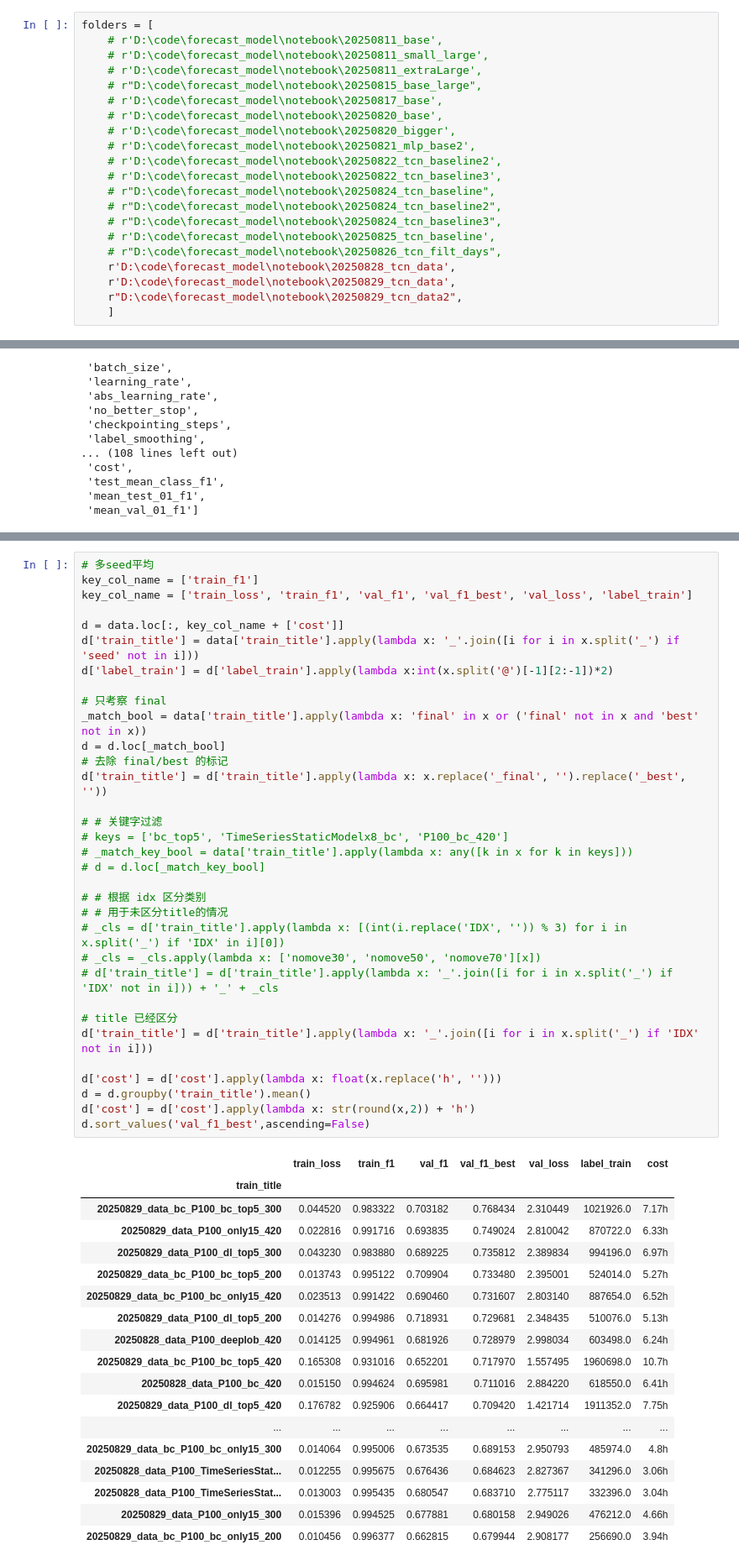
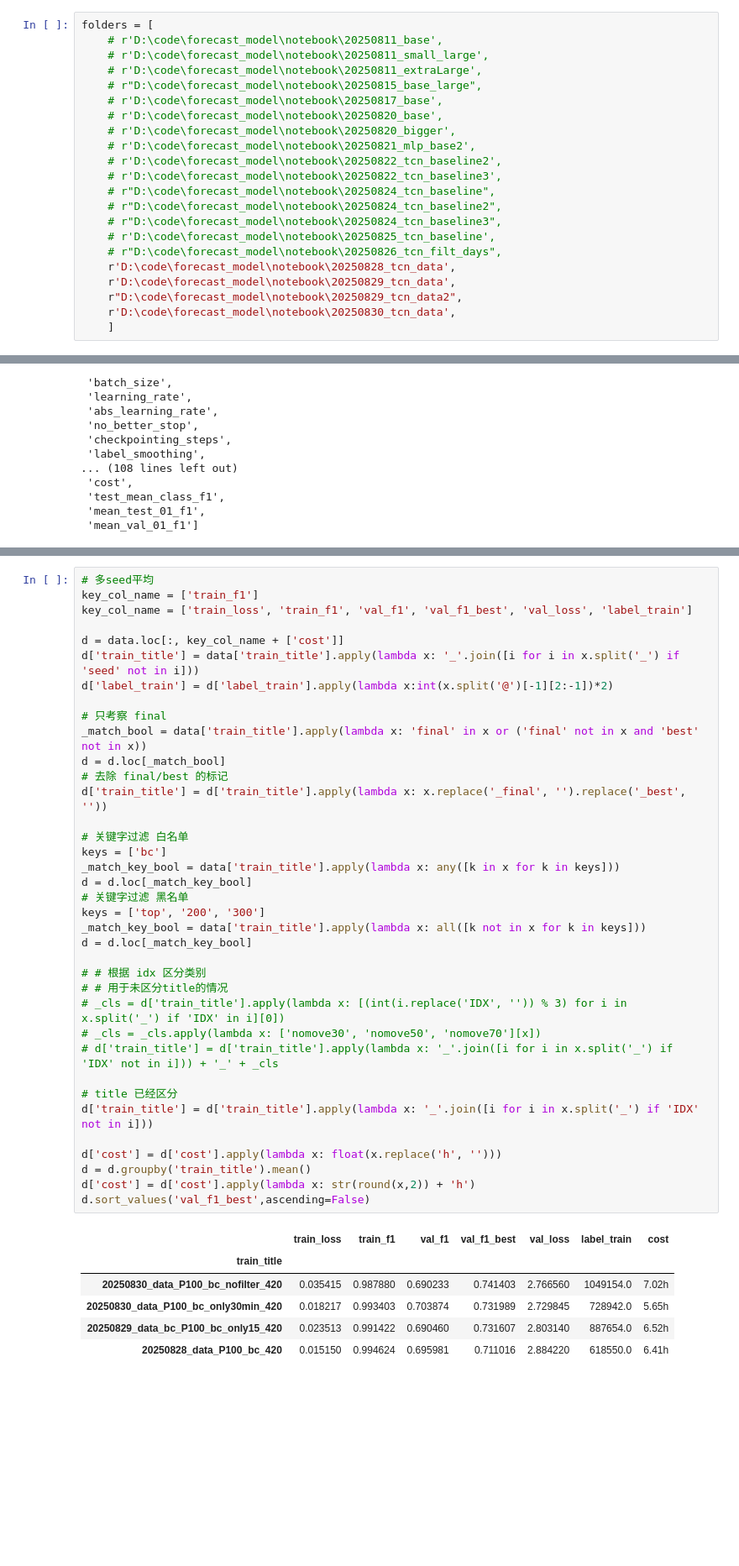
Before and after one commit to lhiqwj173/dl_helper, a Jupyter notebook: notebook/训练result汇总.ipynb, the cells around one changed output, grey strips where cells are left out. Shown: that part at 84% size. Saved outputs shown, nothing was run; the diff lists cells and outputs as text; blank space fills up the shorter version.

Commit message:
20250831_nofilter_top5

```diff
--- a/notebook/训练result汇总.ipynb
+++ b/notebook/训练result汇总.ipynb
@@ -30,6 +30,7 @@ folders = [
     r'D:\code\forecast_model\notebook\20250828_tcn_data',
     r'D:\code\forecast_model\notebook\20250829_tcn_data',
     r"D:\code\forecast_model\notebook\20250829_tcn_data2",
+    r'D:\code\forecast_model\notebook\20250830_tcn_data',
     ]
 # %%
 data = pd.DataFrame()
@@ -162,53 +163,45 @@ data[['train_title', 'label_train']]
 key_col_name = ['train_f1']
 key_col_name = ['train_loss', 'train_f1', 'val_f1', 'val_f1_best', 'val_loss', 'label_train']
 
 d = data.loc[:, key_col_name + ['cost']]
 d['train_title'] = data['train_title'].apply(lambda x: '_'.join([i for i in x.split('_') if 'seed' not in i]))
 d['label_train'] = d['label_train'].apply(lambda x:int(x.split('@')[-1][2:-1])*2)
 
 # 只考察 final
 _match_bool = data['train_title'].apply(lambda x: 'final' in x or ('final' not in x and 'best' not in x))
 d = d.loc[_match_bool]
 # 去除 final/best 的标记
 d['train_title'] = d['train_title'].apply(lambda x: x.replace('_final', '').replace('_best', ''))
 
-# # 关键字过滤
-# keys = ['bc_top5', 'TimeSeriesStaticModelx8_bc', 'P100_bc_420']
-# _match_key_bool = data['train_title'].apply(lambda x: any([k in x for k in keys]))
-# d = d.loc[_match_key_bool]
+# 关键字过滤 白名单
+keys = ['bc']
+_match_key_bool = data['train_title'].apply(lambda x: any([k in x for k in keys]))
+d = d.loc[_match_key_bool]
+# 关键字过滤 黑名单
+keys = ['top', '200', '300']
+_match_key_bool = data['train_title'].apply(lambda x: all([k not in x for k in keys]))
+d = d.loc[_match_key_bool]
 
 # # 根据 idx 区分类别
 # # 用于未区分title的情况
 # _cls = d['train_title'].apply(lambda x: [(int(i.replace('IDX', '')) % 3) for i in x.split('_') if 'IDX' in i][0])
 # _cls = _cls.apply(lambda x: ['nomove30', 'nomove50', 'nomove70'][x])
 # d['train_title'] = d['train_title'].apply(lambda x: '_'.join([i for i in x.split('_') if 'IDX' not in i])) + '_' + _cls
 
 # title 已经区分
 d['train_title'] = d['train_title'].apply(lambda x: '_'.join([i for i in x.split('_') if 'IDX' not in i]))
 
 d['cost'] = d['cost'].apply(lambda x: float(x.replace('h', '')))
 d = d.groupby('train_title').mean()
 d['cost'] = d['cost'].apply(lambda x: str(round(x,2)) + 'h')
 d.sort_values('val_f1_best',ascending=False)
 # %% [output]
 |  | train_loss | train_f1 | val_f1 | val_f1_best | val_loss | label_train | cost |
 | train_title |  |  |  |  |  |  |  |
-| 20250829_data_bc_P100_bc_top5_300 | 0.044520 | 0.983322 | 0.703182 | 0.768434 | 2.310449 | 1021926.0 | 7.17h |
-| 20250829_data_P100_only15_420 | 0.022816 | 0.991716 | 0.693835 | 0.749024 | 2.810042 | 870722.0 | 6.33h |
-| 20250829_data_P100_dl_top5_300 | 0.043230 | 0.983880 | 0.689225 | 0.735812 | 2.389834 | 994196.0 | 6.97h |
-| 20250829_data_bc_P100_bc_top5_200 | 0.013743 | 0.995122 | 0.709904 | 0.733480 | 2.395001 | 524014.0 | 5.27h |
+| 20250830_data_P100_bc_nofilter_420 | 0.035415 | 0.987880 | 0.690233 | 0.741403 | 2.766560 | 1049154.0 | 7.02h |
+| 20250830_data_P100_bc_only30min_420 | 0.018217 | 0.993403 | 0.703874 | 0.731989 | 2.729845 | 728942.0 | 5.65h |
 | 20250829_data_bc_P100_bc_only15_420 | 0.023513 | 0.991422 | 0.690460 | 0.731607 | 2.803140 | 887654.0 | 6.52h |
-| 20250829_data_P100_dl_top5_200 | 0.014276 | 0.994986 | 0.718931 | 0.729681 | 2.348435 | 510076.0 | 5.13h |
-| 20250828_data_P100_deeplob_420 | 0.014125 | 0.994961 | 0.681926 | 0.728979 | 2.998034 | 603498.0 | 6.24h |
-| 20250829_data_bc_P100_bc_top5_420 | 0.165308 | 0.931016 | 0.652201 | 0.717970 | 1.557495 | 1960698.0 | 10.7h |
 | 20250828_data_P100_bc_420 | 0.015150 | 0.994624 | 0.695981 | 0.711016 | 2.884220 | 618550.0 | 6.41h |
-| 20250829_data_P100_dl_top5_420 | 0.176782 | 0.925906 | 0.664417 | 0.709420 | 1.421714 | 1911352.0 | 7.75h |
-| ... | ... | ... | ... | ... | ... | ... | ... |
-| 20250829_data_bc_P100_bc_only15_300 | 0.014064 | 0.995006 | 0.673535 | 0.689153 | 2.950793 | 485974.0 | 4.8h |
-| 20250828_data_P100_TimeSeriesStat... | 0.012255 | 0.995675 | 0.676436 | 0.684623 | 2.827367 | 341296.0 | 3.06h |
-| 20250828_data_P100_TimeSeriesStat... | 0.013003 | 0.995435 | 0.680547 | 0.683710 | 2.775117 | 332396.0 | 3.04h |
-| 20250829_data_P100_only15_300 | 0.015396 | 0.994525 | 0.677881 | 0.680158 | 2.949026 | 476212.0 | 4.66h |
-| 20250829_data_bc_P100_bc_only15_200 | 0.010456 | 0.996377 | 0.662815 | 0.679944 | 2.908177 | 256690.0 | 3.94h |
 # %%
 # 多IDX平均
 key_col_name = 'val_f1'
```
Also changed, not shown: parts of 2 cells of this notebook, 2 other files.
